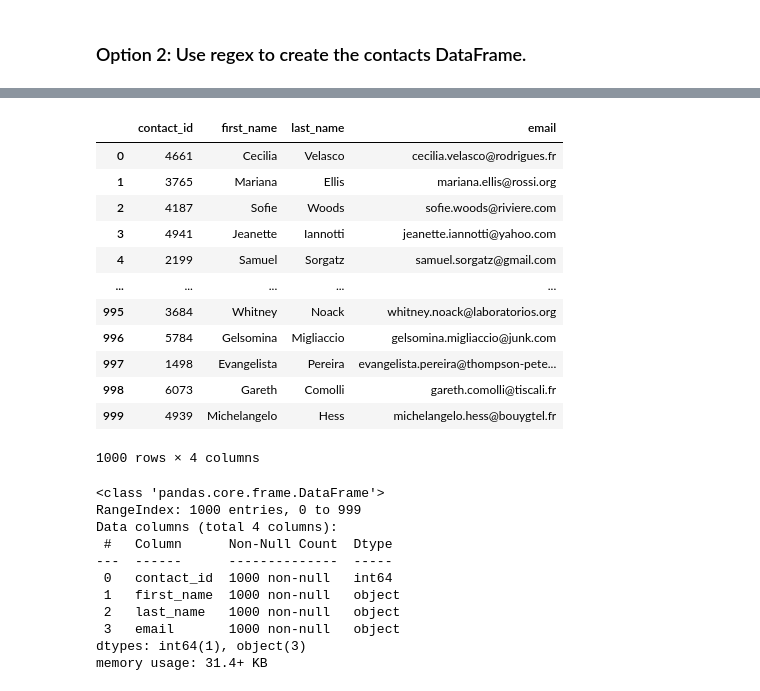
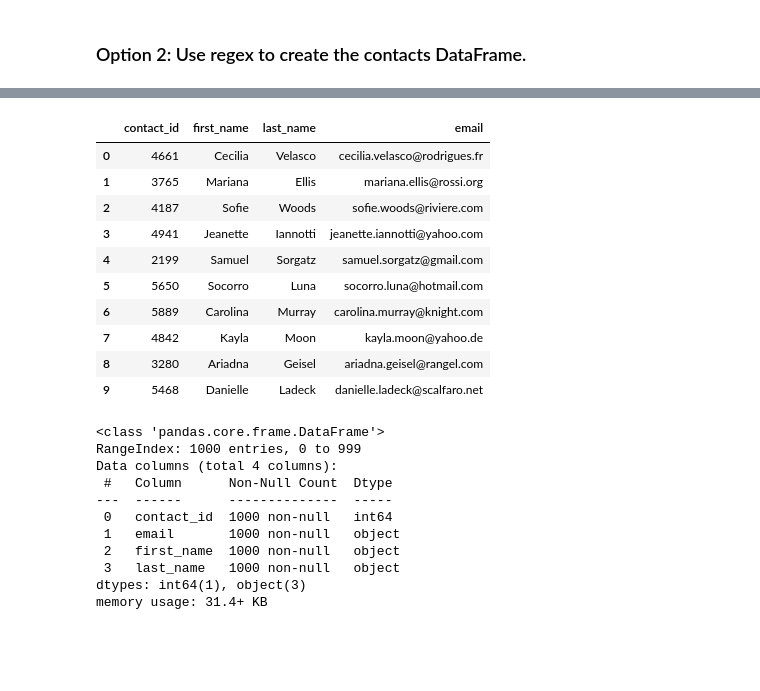
Before and after one commit to xmithieuci/Crowdfunding_ETL, a Jupyter notebook: Project_2/ETL_Mini_Project_HPrajapati_JPuchero.ipynb, the cells around one changed output, grey strips where cells are left out. Cells and saved outputs as stored; diff of their text form; code cells hidden in the pictures; blank space fills up the shorter version.

Commit message:
Do the changes in contacts.xlsx cell and regex part.

```diff
--- a/Project_2/ETL_Mini_Project_HPrajapati_JPuchero.ipynb
+++ b/Project_2/ETL_Mini_Project_HPrajapati_JPuchero.ipynb
@@ -450,3 +475,5 @@ memory usage: 31.4+ KB
 # %%
 # Extract the name of the contact and add it to a new column.
-contact_info_df_copy['name'] = contacts_df_original['contact_info'].str.extract(r'"name": "([^"]+)"')
+p=r'"name":\s?"([\w\s]+)"'
+contact_info_df_copy["name"] = contact_info_df_copy["contact_info"].str.extract(p)
+contact_info_df_copy.head()
@@ -453,3 +487,5 @@ contact_info_df_copy['name'] = contacts_df_original['contact_info'].str.extract(
 # %%
 # Extract the email from the contacts and add the values to a new column.
-contact_info_df_copy['email'] = contacts_df_original['contact_info'].str.extract(r'"email": "([^"]+)"')
+p=r'([\w\.-]+@[\w\.-]+)'
+contact_info_df_copy["email"] = contact_info_df_copy["contact_info"].str.extract(p)
+contact_info_df_copy.head()
@@ -457,0 +499,12 @@ contact_info_df_copy['email'] = contacts_df_original['contact_info'].str.extract
+# %%
+# Create a copy of the contact_info_df with the 'contact_id', 'name', 'email' columns.
+
+contact_info_df_copy['contact_id'] = contact_info_df_copy['contact_info'].str.extract(r'"contact_id":\s*(\d+)').astype('int64')
+contact_info_df_copy['name'] = contact_info_df_copy['contact_info'].str.extract(r'"name":\s?"([^"]+)"')
+contact_info_df_copy['email'] = contact_info_df_copy['contact_info'].str.extract(r'"email":\s?"([^"]+)"')
+
+
+contact_info_copy = contact_info_df_copy[['contact_id', 'name', 'email']].copy()
+
+# Display the cleaned DataFrame
+contact_info_copy.head(10)
@@ -458,6 +523,8 @@ contact_info_df_copy['email'] = contacts_df_original['contact_info'].str.extract
 # %%
 # Create a "first"name" and "last_name" column with the first and last names from the "name" column.
-contact_info_df_copy[['first_name', 'last_name']] = contact_info_df_copy['name'].str.split(' ', expand=True)
+contact_info_copy['first_name'] = contact_info_copy['name'].str.extract(r'^([\w]+)')
+contact_info_copy['last_name'] = contact_info_copy['name'].str.extract(r'([\w]+)$')
 
 # Drop the contact_name column
-contact_info_df_copy.drop(columns=['name'], inplace=True)
+contact_info_copy.drop(columns=['name'], inplace=True)
+contact_info_copy.head(10)
@@ -464,25 +543,22 @@ contact_info_df_copy.drop(columns=['name'], inplace=True)
 # %%
 # Reorder the columns
-reordered_columns = ['contact_id', 'first_name', 'last_name', 'email']
-contact_info_df_copy = contact_info_df_copy[reordered_columns]
-contact_info_df_copy
+contacts_df_clean = contact_info_copy.reindex(columns=['contact_id', 'first_name', 'last_name', 'email'])
+contacts_df_clean.head(10)
 # %% [output]
 |  | contact_id | first_name | last_name | email |
 | 0 | 4661 | Cecilia | Velasco | cecilia.velasco@rodrigues.fr |
 | 1 | 3765 | Mariana | Ellis | mariana.ellis@rossi.org |
 | 2 | 4187 | Sofie | Woods | sofie.woods@riviere.com |
 | 3 | 4941 | Jeanette | Iannotti | jeanette.iannotti@yahoo.com |
 | 4 | 2199 | Samuel | Sorgatz | samuel.sorgatz@gmail.com |
-| ... | ... | ... | ... | ... |
-| 995 | 3684 | Whitney | Noack | whitney.noack@laboratorios.org |
-| 996 | 5784 | Gelsomina | Migliaccio | gelsomina.migliaccio@junk.com |
-| 997 | 1498 | Evangelista | Pereira | evangelista.pereira@thompson-pete... |
-| 998 | 6073 | Gareth | Comolli | gareth.comolli@tiscali.fr |
-| 999 | 4939 | Michelangelo | Hess | michelangelo.hess@bouygtel.fr |
+| 5 | 5650 | Socorro | Luna | socorro.luna@hotmail.com |
+| 6 | 5889 | Carolina | Murray | carolina.murray@knight.com |
+| 7 | 4842 | Kayla | Moon | kayla.moon@yahoo.de |
+| 8 | 3280 | Ariadna | Geisel | ariadna.geisel@rangel.com |
+| 9 | 5468 | Danielle | Ladeck | danielle.ladeck@scalfaro.net |
-1000 rows × 4 columns
 # %%
 # Check the datatypes one more time before exporting as CSV file.
-contact_info_df_copy.info()
+contact_info_copy.info()
 # %% [output]
 <class 'pandas.core.frame.DataFrame'>
 RangeIndex: 1000 entries, 0 to 999
@@ -490,9 +566,9 @@ Data columns (total 4 columns):
  #   Column      Non-Null Count  Dtype
 ---  ------      --------------  -----
  0   contact_id  1000 non-null   int64
- 1   first_name  1000 non-null   object
- 2   last_name   1000 non-null   object
- 3   email       1000 non-null   object
+ 1   email       1000 non-null   object
+ 2   first_name  1000 non-null   object
+ 3   last_name   1000 non-null   object
 dtypes: int64(1), object(3)
 memory usage: 31.4+ KB
 # %%
```
Also changed, not shown: parts of 21 cells of this notebook, 1 other file.
